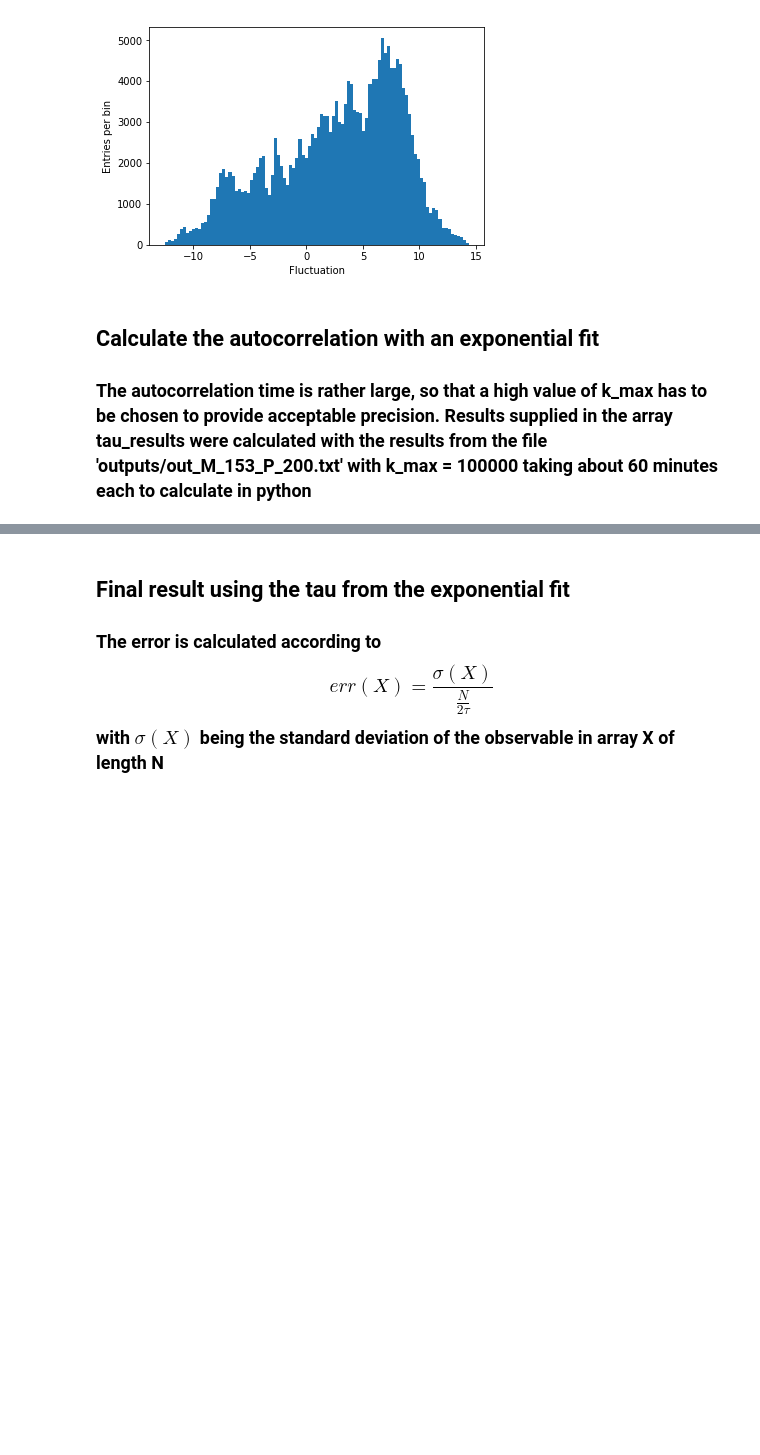
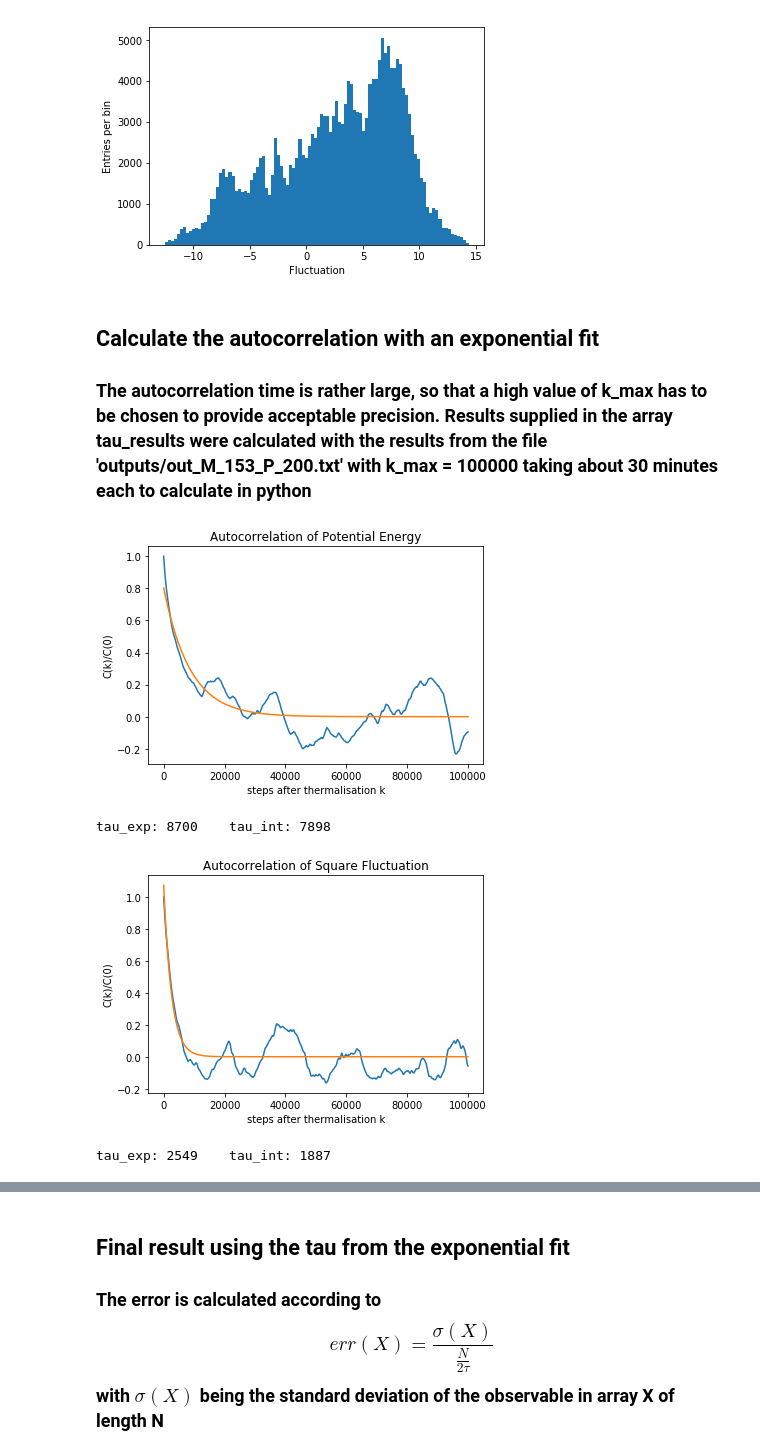
Before and after one commit to tisabe/hmcp, a Jupyter notebook: output_processing.ipynb, the cells around one changed output, grey strips where cells are left out. Drawn from its saved outputs; the diff is of its cells as text; code cells hidden in the pictures; blank space fills up the shorter version.

```diff
--- a/output_processing.ipynb
+++ b/output_processing.ipynb
@@ -66,15 +66,20 @@ plt.show()
 [figure]
 # %% [markdown]
 ## Calculate the autocorrelation with an exponential fit
-### The autocorrelation time is rather large, so that a high value of k_max has to be chosen to provide acceptable precision. Results supplied in the array tau_results were calculated with the results from the file 'outputs/out_M_153_P_200.txt' with k_max = 100000 taking about 60 minutes each to calculate in python
+### The autocorrelation time is rather large, so that a high value of k_max has to be chosen to provide acceptable precision. Results supplied in the array tau_results were calculated with the results from the file 'outputs/out_M_153_P_200.txt' with k_max = 100000 taking about 30 minutes each to calculate in python
 # %%
 autocorr_array, fitParams, tau_int = [],[],[]    #Empty lists to store results
-k_max_tau_int = [10000, 25000]    #Sum cutoff value for integrated autocorrelation time
+k_max_tau_int = [40000, 20000]    #Sum cutoff value for integrated autocorrelation time
 titles = ["Autocorrelation of Potential Energy", "Autocorrelation of Square Fluctuation"]
 for i in [0,1]:
     k_max = 100000    #Maximum k to calculate autocorrelation up to
     autocorr_array.append(calc_autocorr(noTherm[i], k_max))    #Save autocorrelation
     fitParams.append(fit_autocorr_time(autocorr_array[i], k_max))    #Exponential fit to autocorr data
     tau_int.append(integrated_autocorr_time(autocorr_array[i][:k_max_tau_int[i]]))    #Calculate integrated autocorr time
     makeFitPlot(autocorr_array[i], k_max, fitParams[i][0], fitParams[i][1], titles[i])
     print("tau_exp: %.0f \t tau_int: %.0f"%(fitParams[i][1], tau_int[i]))
+# %% [output]
+[figure, added]
+tau_exp: 8700    tau_int: 7898
+[figure, added]
+tau_exp: 2549    tau_int: 1887
```
Also changed, not shown: parts of 7 cells of this notebook.
